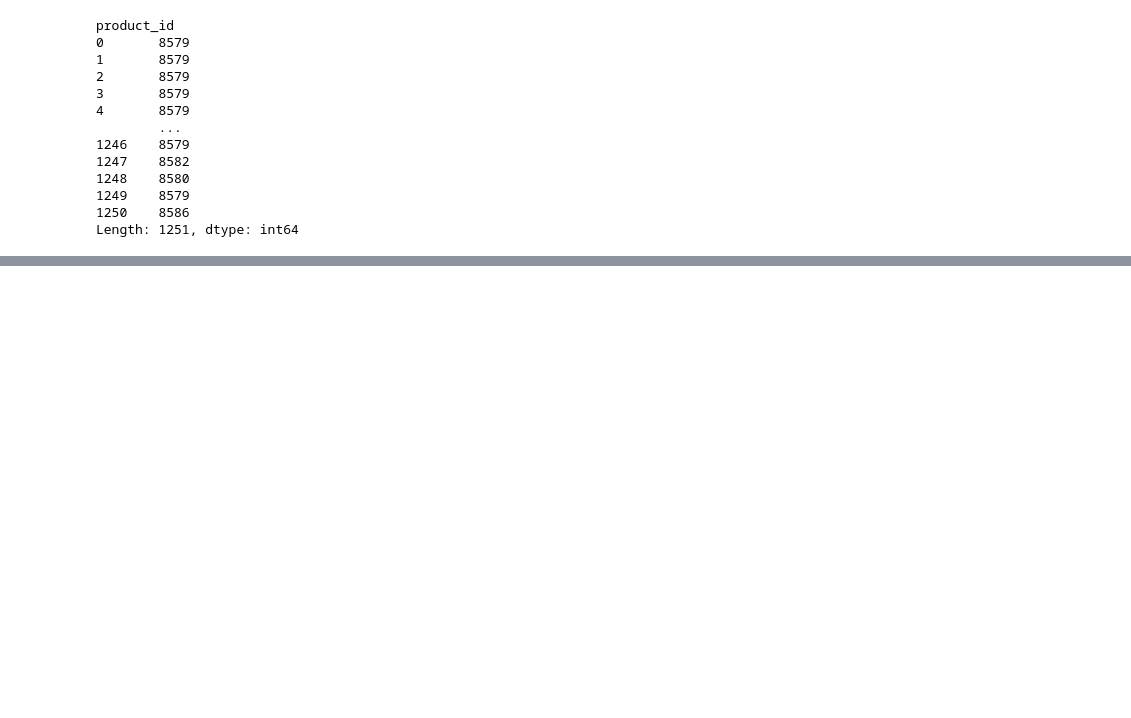
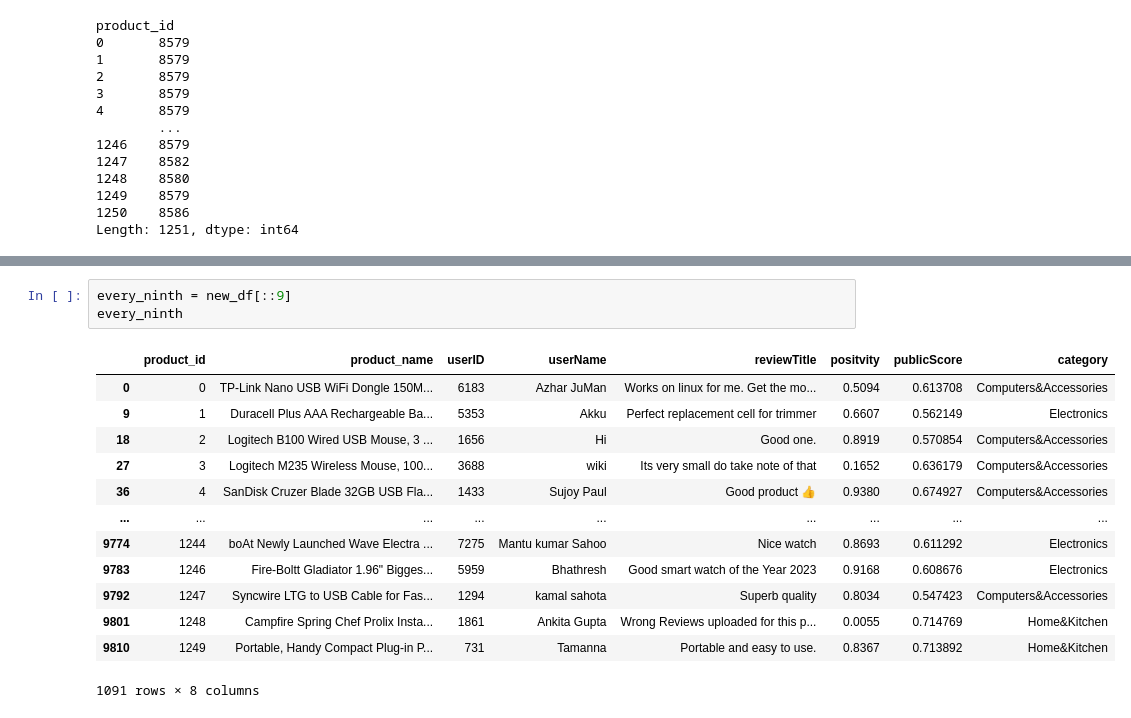
Before and after one commit to sparsh44/GRID_USA, a Jupyter notebook: model/model2.ipynb, the cells around one changed output, grey strips where cells are left out. Cells and saved outputs as stored; diff of their text form; blank space fills up the shorter version.

```diff
--- a/model/model2.ipynb
+++ b/model/model2.ipynb
@@ -928,0 +956,17 @@ Length: 8587, dtype: int64
+# %%
+every_ninth = new_df[::9]
+every_ninth
+# %% [output]
+|  | product_id | product_name | userID | userName | reviewTitle | positvity | publicScore | category |
+| 0 | 0 | TP-Link Nano USB WiFi Dongle 150M... | 6183 | Azhar JuMan | Works on linux for me. Get the mo... | 0.5094 | 0.613708 | Computers&Accessories |
+| 9 | 1 | Duracell Plus AAA Rechargeable Ba... | 5353 | Akku | Perfect replacement cell for trimmer | 0.6607 | 0.562149 | Electronics |
+| 18 | 2 | Logitech B100 Wired USB Mouse, 3 ... | 1656 | Hi | Good one. | 0.8919 | 0.570854 | Computers&Accessories |
+| 27 | 3 | Logitech M235 Wireless Mouse, 100... | 3688 | wiki | Its very small do take note of that | 0.1652 | 0.636179 | Computers&Accessories |
+| 36 | 4 | SanDisk Cruzer Blade 32GB USB Fla... | 1433 | Sujoy Paul | Good product 👍 | 0.9380 | 0.674927 | Computers&Accessories |
+| ... | ... | ... | ... | ... | ... | ... | ... | ... |
+| 9774 | 1244 | boAt Newly Launched Wave Electra ... | 7275 | Mantu kumar Sahoo | Nice watch | 0.8693 | 0.611292 | Electronics |
+| 9783 | 1246 | Fire-Boltt Gladiator 1.96" Bigges... | 5959 | Bhathresh | Good smart watch of the Year 2023 | 0.9168 | 0.608676 | Electronics |
+| 9792 | 1247 | Syncwire LTG to USB Cable for Fas... | 1294 | kamal sahota | Superb quality | 0.8034 | 0.547423 | Computers&Accessories |
+| 9801 | 1248 | Campfire Spring Chef Prolix Insta... | 1861 | Ankita Gupta | Wrong Reviews uploaded for this p... | 0.0055 | 0.714769 | Home&Kitchen |
+| 9810 | 1249 | Portable, Handy Compact Plug-in P... | 731 | Tamanna | Portable and easy to use. | 0.8367 | 0.713892 | Home&Kitchen |
+1091 rows × 8 columns
```
Also changed, not shown: parts of 20 cells of this notebook, 4 other files.
